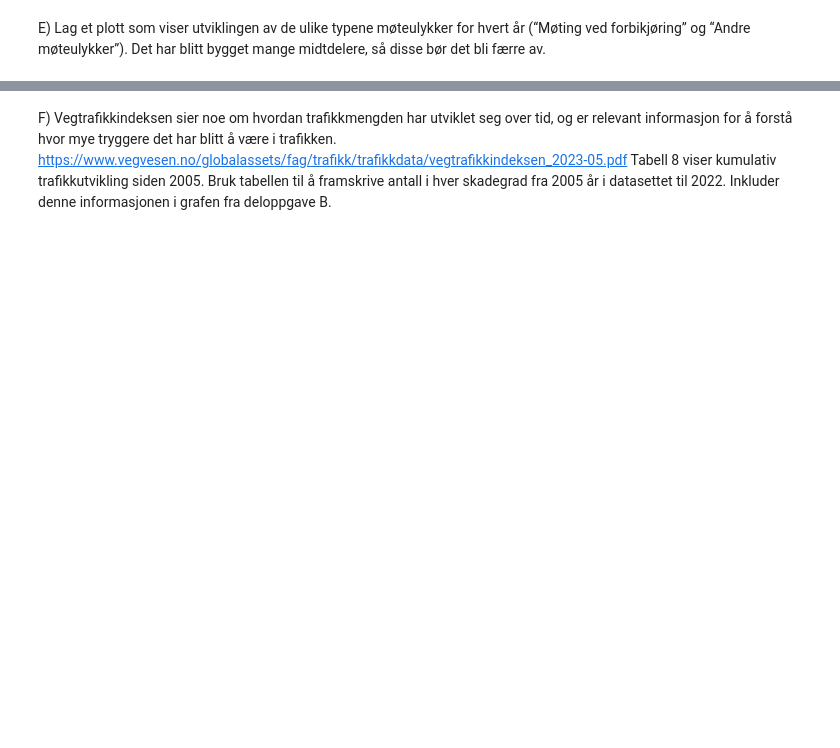
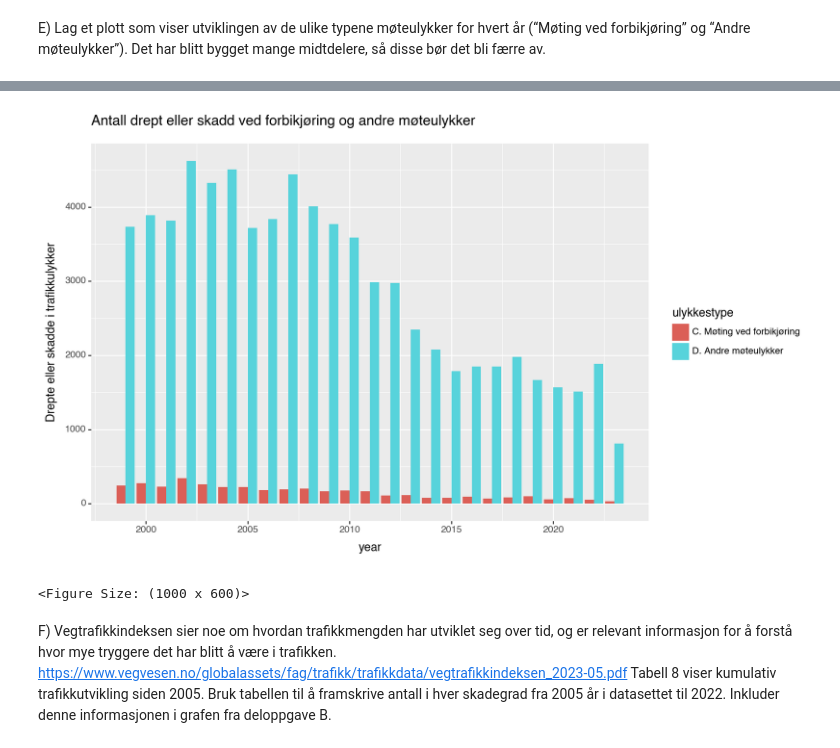
Before and after one commit to 267988/dmba_practice, a Jupyter notebook: obligatory_assignment1_2023/oppgave1_trafikkulykker.ipynb, the cells around one changed output, grey strips where cells are left out. Saved outputs shown, nothing was run; the diff lists cells and outputs as text; code cells hidden in the pictures; blank space fills up the shorter version.

```diff
--- a/obligatory_assignment1_2023/oppgave1_trafikkulykker.ipynb
+++ b/obligatory_assignment1_2023/oppgave1_trafikkulykker.ipynb
@@ -52,3 +156,15 @@ modkodeokodekedo
+# %%
+dfgr_e = df[df["ulykkestype"].isin(["C. Møting ved forbikjøring", "D. Andre møteulykker"])].groupby(["year", "ulykkestype"])["Drepte eller skadde i trafikkulykker"].sum().reset_index()
+
+# Da plotter vi i bar graf med position=dodge slik at antallet ulykker per ulykkestype
+# plasseres ved siden av hverandre for hvert år
+e_plot = (ggplot(dfgr_e, aes(x="year", y="Drepte eller skadde i trafikkulykker", fill="ulykkestype")) +
+          geom_bar(stat="identity", position="dodge") + ggtitle("Antall drept eller skadd ved forbikjøring og andre møteulykker") +
+            theme(figure_size=(10, 6)))
+e_plot
+# %% [output]
+[figure, added]
+<Figure Size: (1000 x 600)>
 # %% [markdown]
 F) Vegtrafikkindeksen sier noe om hvordan trafikkmengden har utviklet seg over tid, og
 er relevant informasjon for å forstå hvor mye tryggere det har blitt å være i trafikken.
```
Also changed, not shown: parts of 21 cells of this notebook, 1 other file.
